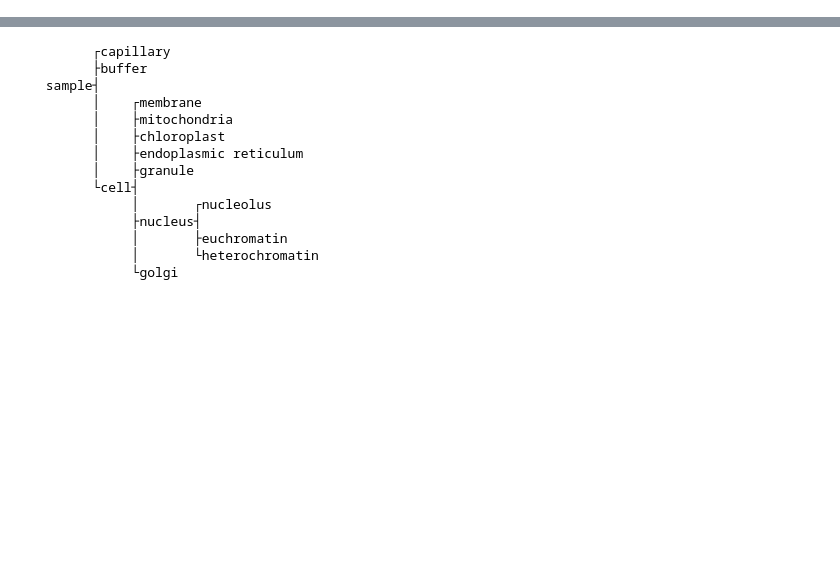
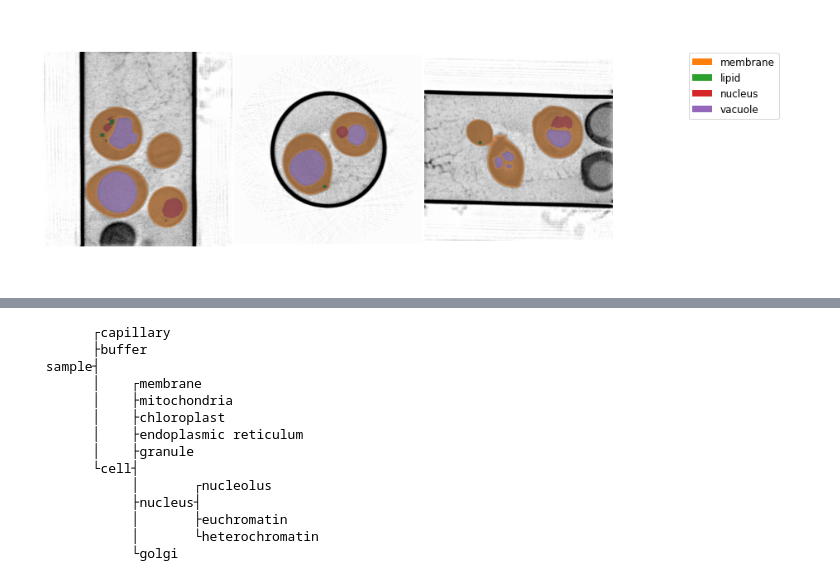
Before and after one commit to ncxt/ncxt_sxtcnn, a Jupyter notebook: dev.ipynb, the cells around one changed output, grey strips where cells are left out. Drawn from its saved outputs; the diff is of its cells as text; code cells hidden in the pictures; blank space fills up the shorter version.

```diff
--- a/dev.ipynb
+++ b/dev.ipynb
@@ -29,0 +66,7 @@ The nb_black extension is already loaded. To reload it, use:
+# %%
+fs = FeatureSelector(data.key, features)
+label_sel, key = fs(data.labels)
+cell = ncxtamira.AmiraCell(data.lac, label_sel, key)
+cell.preview()
+# %% [output]
+[figure, added]
```
Also changed, not shown: parts of 5 cells of this notebook, 10 other files.
